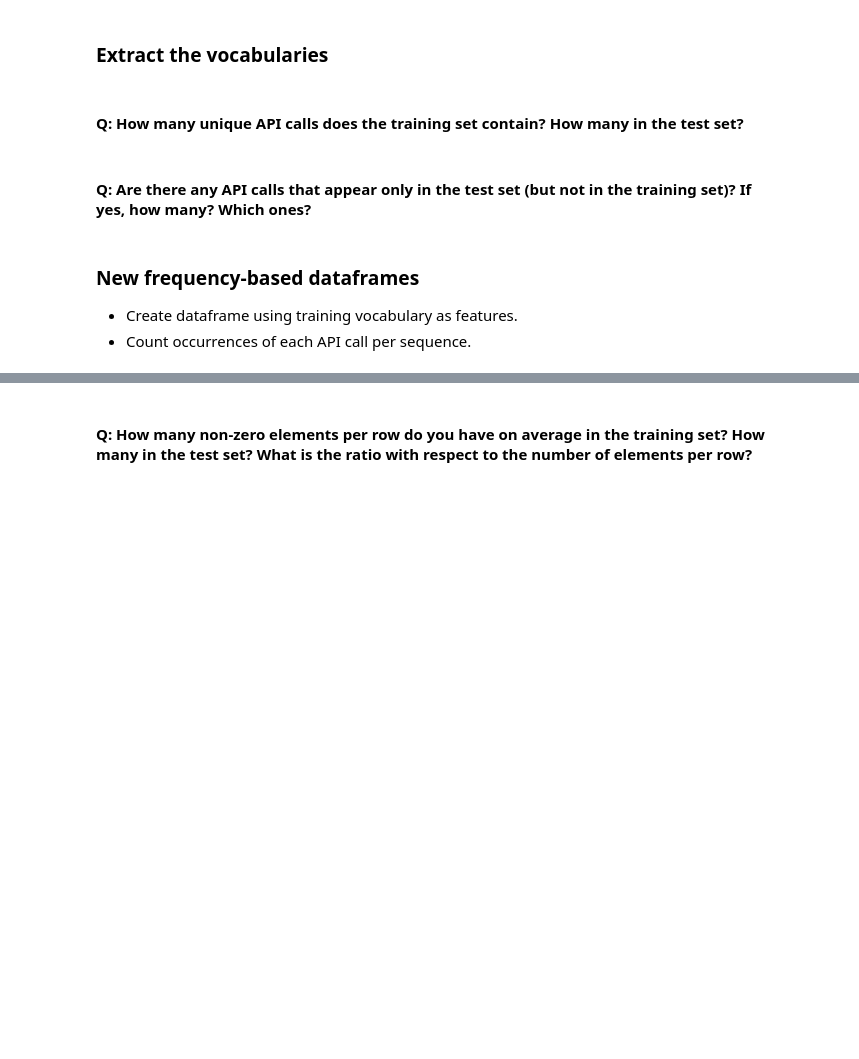
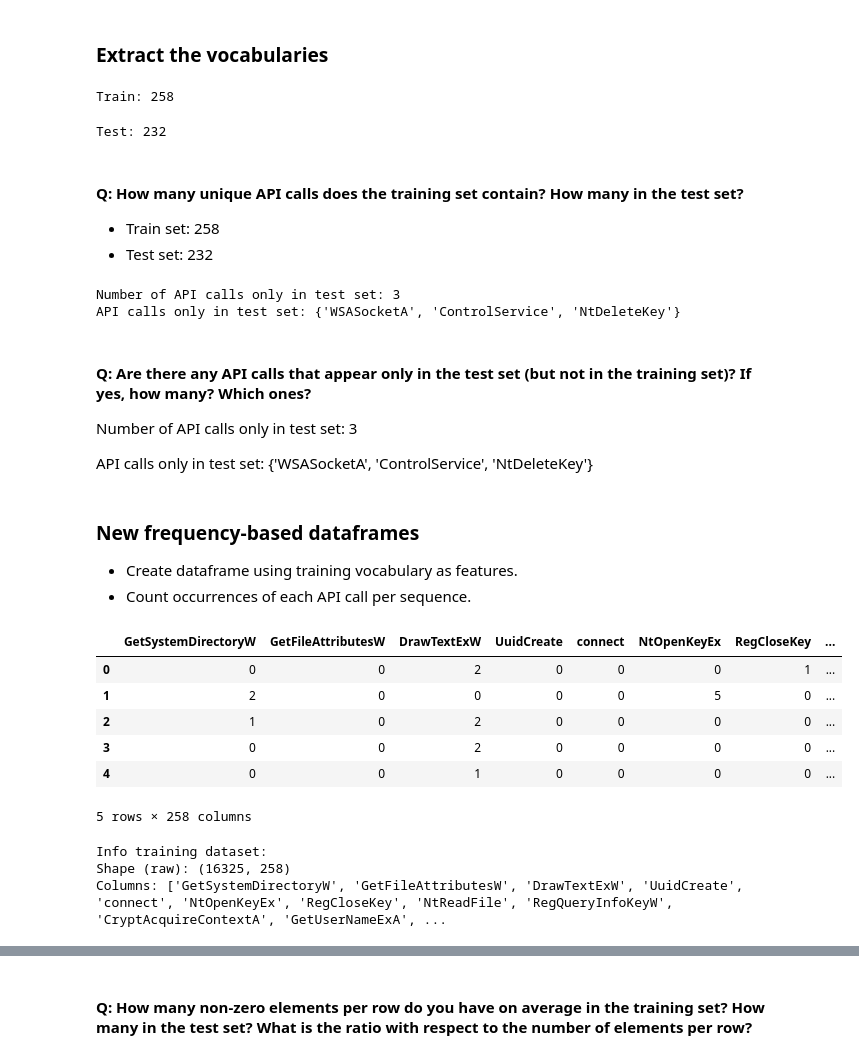
Before and after one commit to AImSecure/Laboratory2, a Jupyter notebook: lab/notebooks/Lab2_FFNN_RNN_GNN.ipynb, the cells around one changed output, grey strips where cells are left out. Saved outputs shown, nothing was run; the diff lists cells and outputs as text; code cells hidden in the pictures; blank space fills up the shorter version.

```diff
--- a/lab/notebooks/Lab2_FFNN_RNN_GNN.ipynb
+++ b/lab/notebooks/Lab2_FFNN_RNN_GNN.ipynb
@@ -170,3 +163,18 @@ os.makedirs(save_dir, exist_ok=True)
 - Extract vocabulary from train and test datasets.
 - Use vocabulary to create feature vectors (frequency counts per API call).
 - Output dataframe: one row per sequence, one column per API call.
+# %%
+file_path_train = data_path + 'train.json'
+df_train = pd.read_json(file_path_train)
+file_path_test = data_path + 'test.json'
+df_test = pd.read_json(file_path_test)
+
+# Basic info
+print("Info training dataset:")
+print("Shape (raw):", df_train.shape)
+print("Columns:", list(df_train.columns))
+
+# Basic info
+print("\nInfo test dataset:")
+print("Shape (raw):", df_test.shape)
+print("Columns:", list(df_test.columns))
@@ -173,6 +221,18 @@ os.makedirs(save_dir, exist_ok=True)
 # %% [markdown]
 ### Extract the vocabularies
+# %%
+# --- Extract vocabulary from training set ---
+train_vocab = set(api_call for seq in df_train['api_call_sequence'] for api_call in seq)
+
+# --- Count unique API calls ---
+print(f"Train: {len(train_vocab)}")
+# %% [output]
+Train: 258
 # %%
-# --- Extract vocabulary from training and test sets ---
-train_vocab = set(api_call for seq in train_sequences for api_call in seq)
-test_vocab = set(api_call for seq in test_sequences for api_call in seq)
+# --- Extract vocabulary from test set ---
+test_vocab = set(api_call for seq in df_test['api_call_sequence'] for api_call in seq)
+
+# --- Count unique API calls ---
+print(f"Test: {len(test_vocab)}")
+# %% [output]
+Test: 232
@@ -182,2 +239,5 @@ print(f"Train: {len(train_vocab)}, Test: {len(test_vocab)}")
 # %% [markdown]
 #### Q: How many unique API calls does the training set contain? How many in the test set?
+
+*   Train set: 258
+*   Test set: 232
@@ -188,11 +244,41 @@ print(f"Test-only: {len(unique_test_only)}, {unique_test_only}")
+# %%
+# --- Find API calls only in the test set ---
+only_in_test = test_vocab - train_vocab
+
+# --- Count and print them ---
+print(f"Number of API calls only in test set: {len(only_in_test)}")
+print("API calls only in test set:", only_in_test)
+# %% [output]
+Number of API calls only in test set: 3
+API calls only in test set: {'WSASocketA', 'ControlService', 'NtDeleteKey'}
 # %% [markdown]
 #### Q: Are there any API calls that appear only in the test set (but not in the training set)? If yes, how many? Which ones?
+
+Number of API calls only in test set: 3
+
+API calls only in test set: {'WSASocketA', 'ControlService', 'NtDeleteKey'}
 # %% [markdown]
 ### New frequency-based dataframes
 
 - Create dataframe using training vocabulary as features.
 - Count occurrences of each API call per sequence.
 # %%
-# --- Build frequency-based dataframes ---
-train_df = pd.DataFrame([{api: seq.count(api) for api in train_vocab} for seq in train_sequences])
-test_df = pd.DataFrame([{api: seq.count(api) for api in train_vocab} for seq in test_sequences])
+# --- Create frequency-based dataframe for training data ---
+train_df_freq = pd.DataFrame([{api: seq.count(api) for api in train_vocab} for seq in df_train['api_call_sequence']])
+display(train_df_freq.head())
+# %% [output]
+|  | GetSystemDirectoryW | GetFileAttributesW | DrawTextExW | UuidCreate | connect | NtOpenKeyEx | RegCloseKey | ... |
+| 0 | 0 | 0 | 2 | 0 | 0 | 0 | 1 | ... |
+| 1 | 2 | 0 | 0 | 0 | 0 | 5 | 0 | ... |
+| 2 | 1 | 0 | 2 | 0 | 0 | 0 | 0 | ... |
+| 3 | 0 | 0 | 2 | 0 | 0 | 0 | 0 | ... |
+| 4 | 0 | 0 | 1 | 0 | 0 | 0 | 0 | ... |
+5 rows × 258 columns
+# %%
+print("Info training dataset:")
+print("Shape (raw):", train_df_freq.shape)
+print("Columns:", list(train_df_freq.columns))
+# %% [output]
+Info training dataset:
+Shape (raw): (16325, 258)
+Columns: ['GetSystemDirectoryW', 'GetFileAttributesW', 'DrawTextExW', 'UuidCreate', 'connect', 'NtOpenKeyEx', 'RegCloseKey', 'NtReadFile', 'RegQueryInfoKeyW', 'CryptAcquireContextA', 'GetUserNameExA', ...
```
Also changed, not shown: parts of 16 cells of this notebook.
